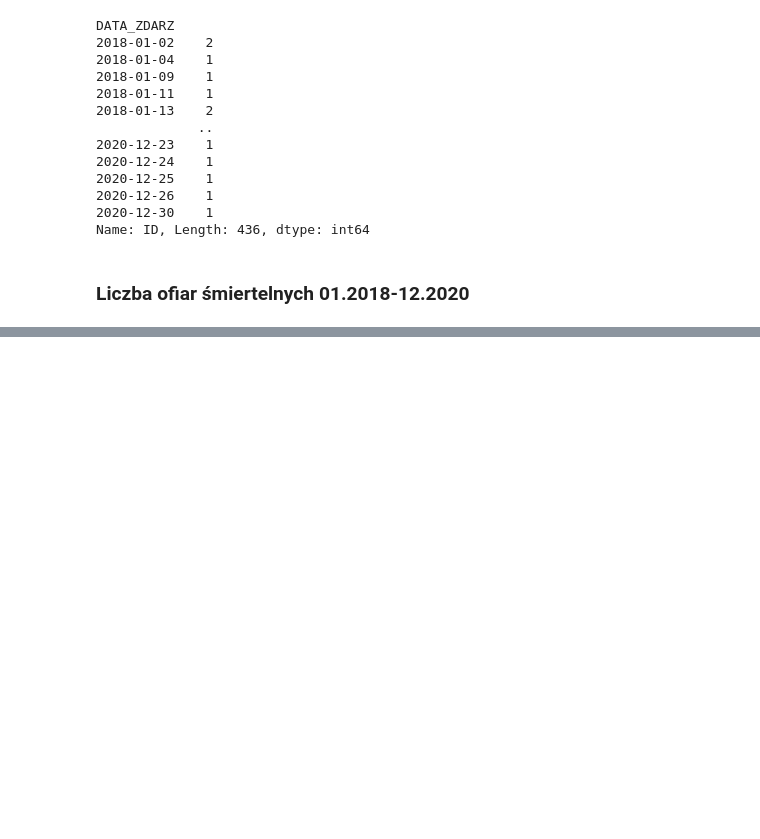
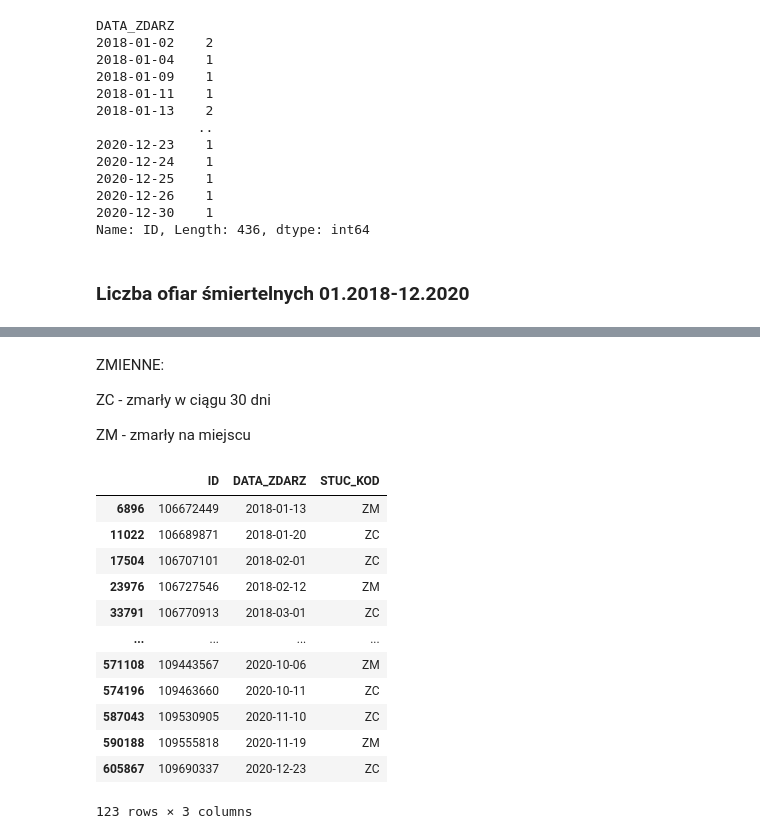
Before and after one commit to ajedrych/bachelor-thesis, a Jupyter notebook: WypadkiDrogowe/plikiCSV/wypadki_warszawa_analiza.ipynb, the cells around one changed output, grey strips where cells are left out. Drawn from its saved outputs; the diff is of its cells as text; code cells hidden in the pictures; blank space fills up the shorter version.

```diff
--- a/WypadkiDrogowe/plikiCSV/wypadki_warszawa_analiza.ipynb
+++ b/WypadkiDrogowe/plikiCSV/wypadki_warszawa_analiza.ipynb
@@ -437,0 +418,23 @@ new_warszawa
+# %% [markdown]
+ZMIENNE:
+
+ZC - zmarły w ciągu 30 dni
+
+ZM - zmarły na miejscu
+# %%
+dead_wypadki2018_20 = dead_wypadki2018_20.drop(dead_wypadki2018_20[(dead_wypadki2018_20['STUC_KOD'] != 'ZC') & (dead_wypadki2018_20['STUC_KOD'] != 'ZM')].index)
+dead_wypadki2018_20
+# %% [output]
+|  | ID | DATA_ZDARZ | STUC_KOD |
+| 6896 | 106672449 | 2018-01-13 | ZM |
+| 11022 | 106689871 | 2018-01-20 | ZC |
+| 17504 | 106707101 | 2018-02-01 | ZC |
+| 23976 | 106727546 | 2018-02-12 | ZM |
+| 33791 | 106770913 | 2018-03-01 | ZC |
+| ... | ... | ... | ... |
+| 571108 | 109443567 | 2020-10-06 | ZM |
+| 574196 | 109463660 | 2020-10-11 | ZC |
+| 587043 | 109530905 | 2020-11-10 | ZC |
+| 590188 | 109555818 | 2020-11-19 | ZM |
+| 605867 | 109690337 | 2020-12-23 | ZC |
+123 rows × 3 columns
```
Also changed, not shown: parts of 14 cells of this notebook.
